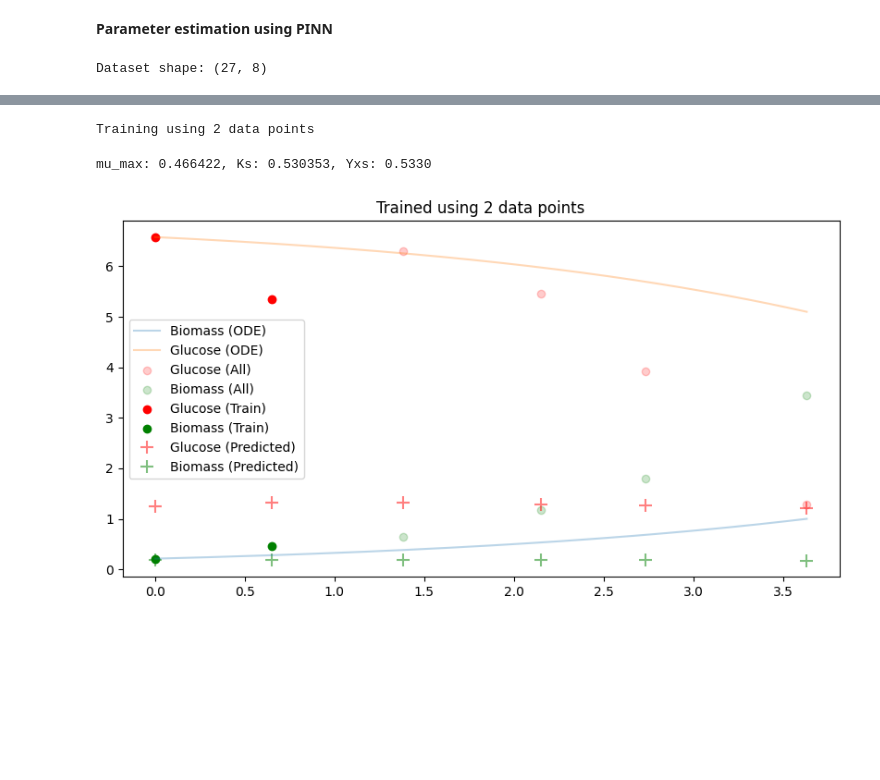
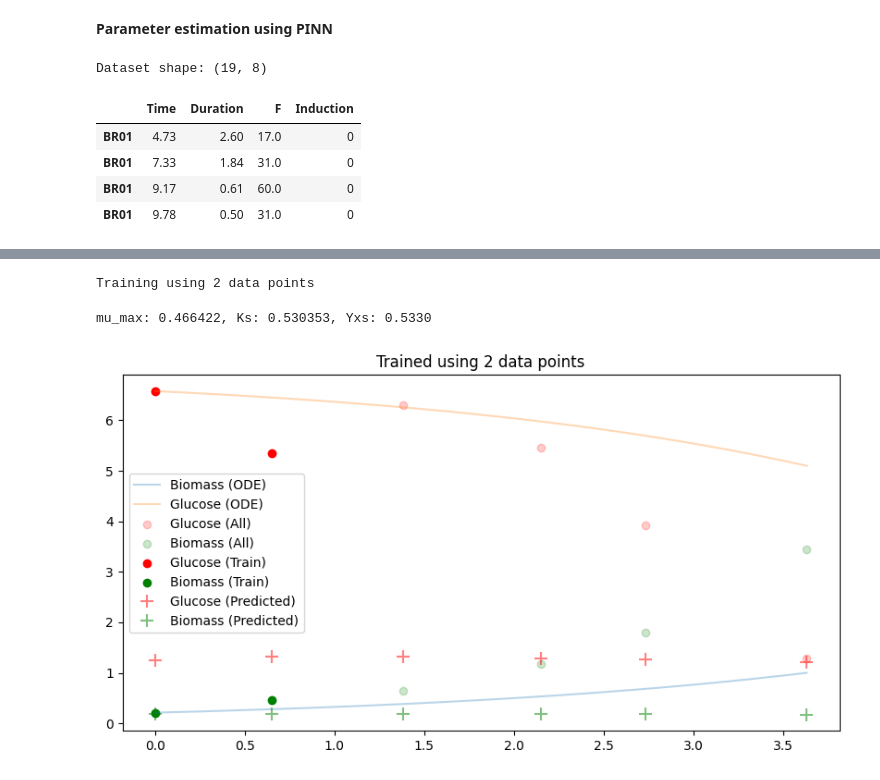
Before and after one commit to costasmexis/dynamic-modeling, a Jupyter notebook: notebooks/fed_batch_main.ipynb, the cells around one changed output, grey strips where cells are left out. Saved outputs shown, nothing was run; the diff lists cells and outputs as text; code cells hidden in the pictures; blank space fills up the shorter version.

```diff
--- a/notebooks/fed_batch_main.ipynb
+++ b/notebooks/fed_batch_main.ipynb
@@ -28,7 +25,7 @@ The autoreload extension is already loaded. To reload it, use:
 __Parameter estimation using PINN__
 # %%
 FILENAME = '../data/data_processed.xlsx'
-EXPERIMENT = 'BR07'
+EXPERIMENT = 'BR01'
 
 df, feeds = get_data_and_feed(FILENAME, EXPERIMENT)
 
@@ -37,4 +34,12 @@ v_fedbatch = df[df['Process'] == 'FB']['V'].iloc[0]
 
 print(f'Dataset shape: {df.shape}')
 # %% [output]
-Dataset shape: (27, 8)
+Dataset shape: (19, 8)
+# %%
+feeds
+# %% [output]
+|  | Time | Duration | F | Induction |
+| BR01 | 4.73 | 2.60 | 17.0 | 0 |
+| BR01 | 7.33 | 1.84 | 31.0 | 0 |
+| BR01 | 9.17 | 0.61 | 60.0 | 0 |
+| BR01 | 9.78 | 0.50 | 31.0 | 0 |
```
Also changed, not shown: parts of 2 cells of this notebook, 39 other files.
